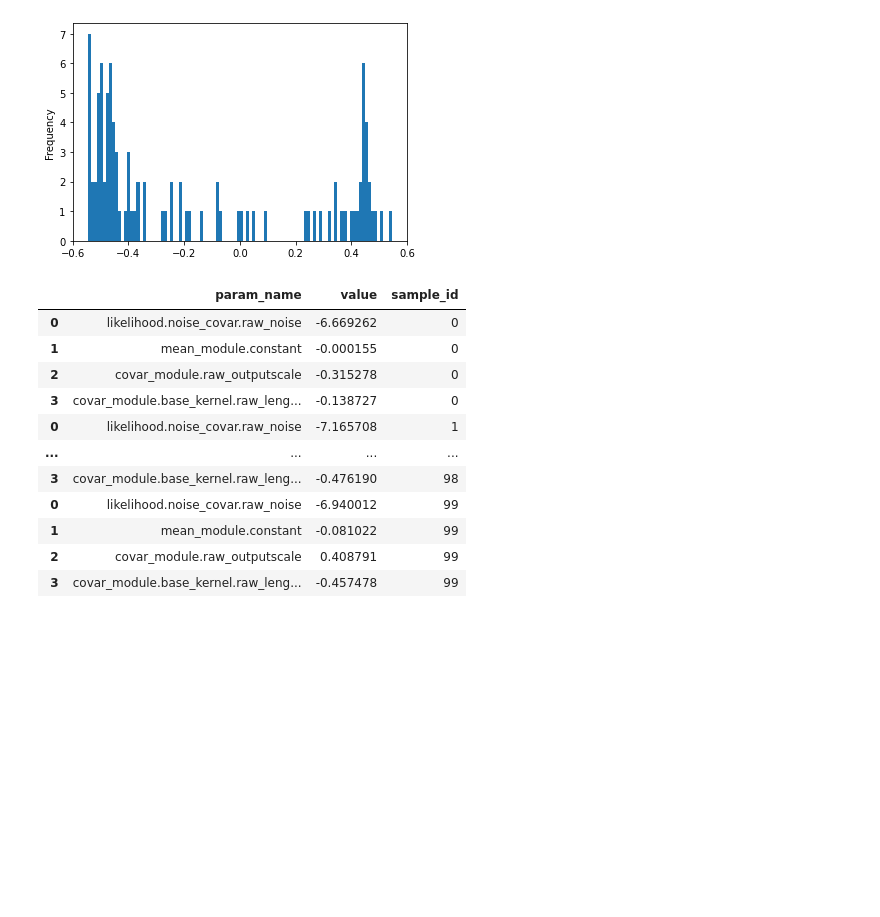
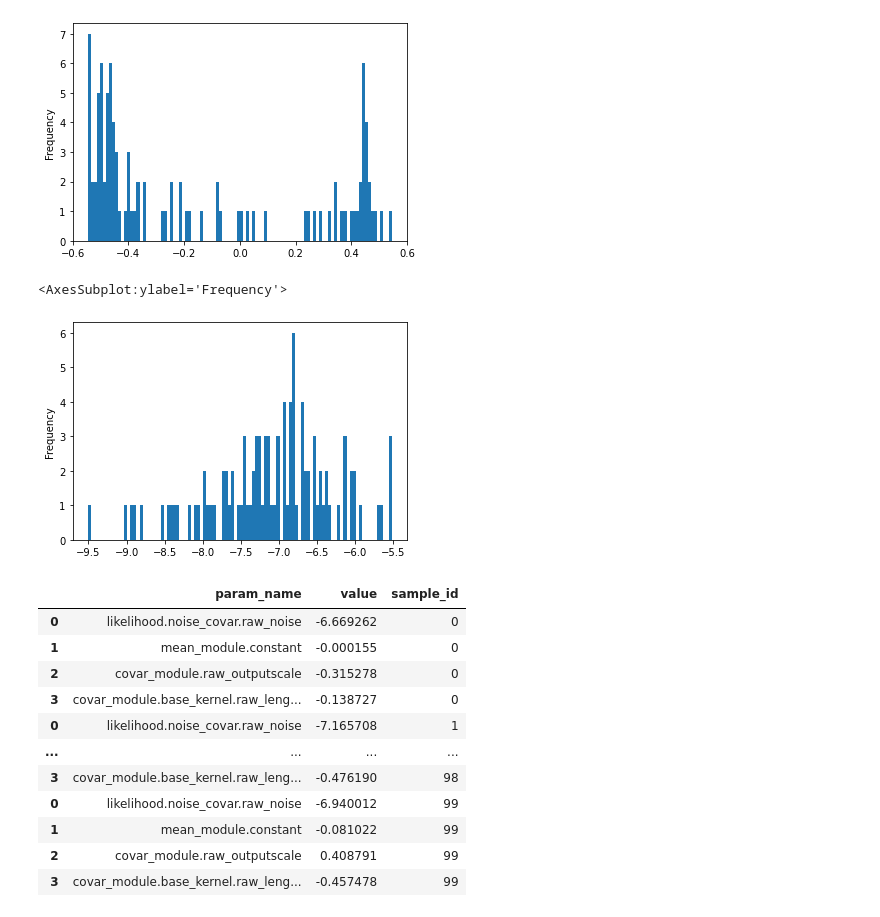
Before and after one commit to noamsgl/msc, a Jupyter notebook: scripts/generate/generate_eeg_with_gaussian_process.ipynb, the cells around one changed output. Drawn from its saved outputs; the diff is of its cells as text; code cells hidden in the pictures; blank space fills up the shorter version.

Commit message:
add likelihood.noise_covar.raw_noise result

```diff
--- a/scripts/generate/generate_eeg_with_gaussian_process.ipynb
+++ b/scripts/generate/generate_eeg_with_gaussian_process.ipynb
@@ -115,8 +115,8 @@ def training_loop(train_x, train_y, num_iters=50, lr=0.01):
         ))
         optimizer.step()
 
-    params = pd.DataFrame(model.named_parameters(), columns=["param_name", "value"])
-    params['value'] = params.value.apply(lambda x: x.item())
+    results = pd.DataFrame(model.named_parameters(), columns=["param_name", "param_value"])
+    results['param_value'] = params.param_value.apply(lambda x: x.item())
     return params
 
 training_loop(train_x, train_y)
@@ -211,6 +211,11 @@ params.groupby('param_name').get_group('covar_module.base_kernel.raw_lengthscale
 # %% [output]
 <AxesSubplot:ylabel='Frequency'>
 [figure]
+# %%
+params.groupby('param_name').get_group('likelihood.noise_covar.raw_noise').value.plot(kind='hist', bins=100)
+# %% [output]
+<AxesSubplot:ylabel='Frequency'>
+[figure, added]
 # %%
 params
 # %% [output]
```
